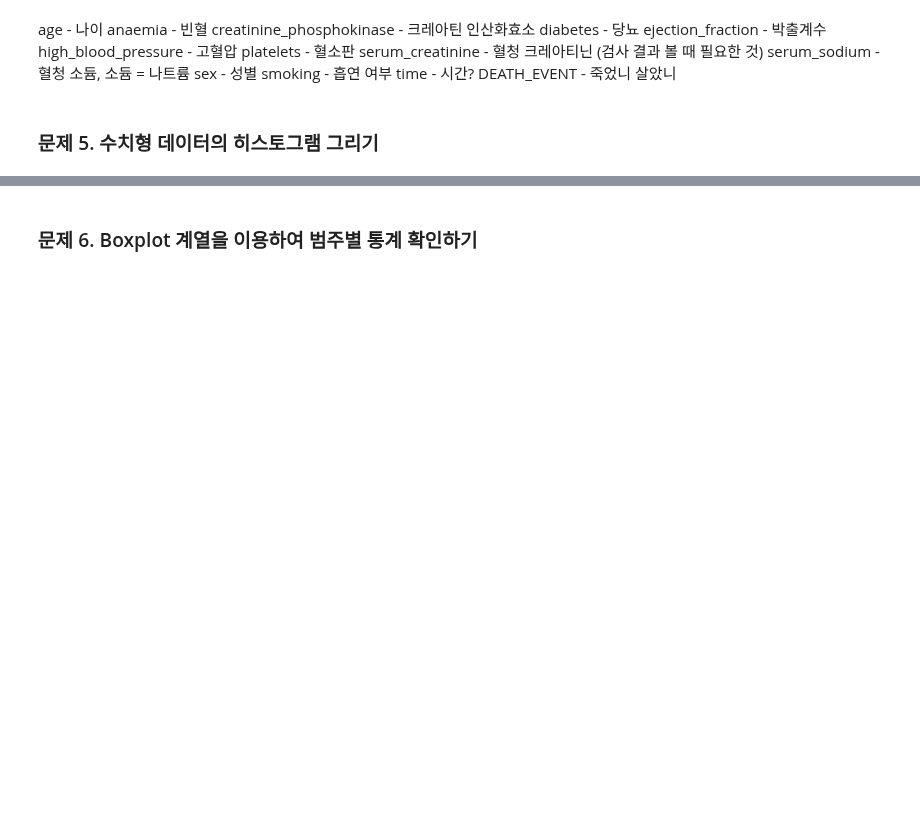
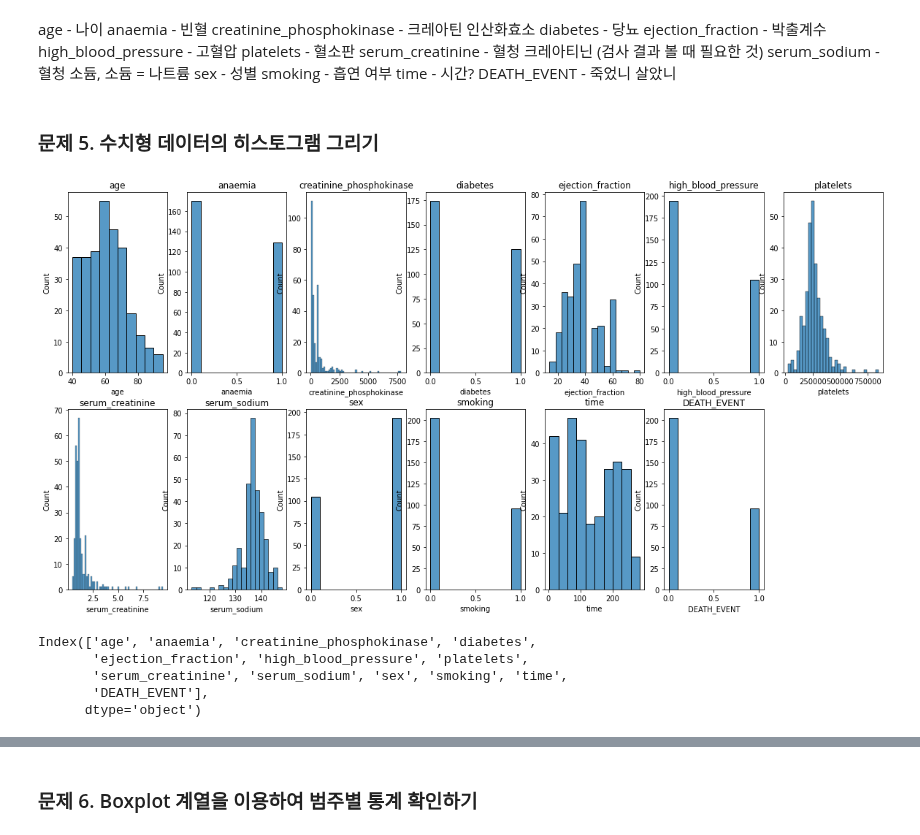
Before and after one commit to lhshs/2022_YDS2, a Jupyter notebook: ML_Classification/Chapter_01_데이터_분석으로_심부전증을_예방할_수_있을까(문제).ipynb, the cells around one changed output, grey strips where cells are left out. Drawn from its saved outputs; the diff is of its cells as text; code cells hidden in the pictures; blank space fills up the shorter version.

Commit message:
DEATH_EVENT

```diff
--- a/ML_Classification/Chapter_01_데이터_분석으로_심부전증을_예방할_수_있을까(문제).ipynb
+++ b/ML_Classification/Chapter_01_데이터_분석으로_심부전증을_예방할_수_있을까(문제).ipynb
@@ -125,0 +170,31 @@ sns.histplot(data=df, x = 'anaemia')
+# %%
+# seaborn의 histplot, jointplot, pairplot을 이용해 히스토그램 그리기
+
+# train 데이터프레임의 칼럼들 불러와서 항목 이름 리스트로 저장
+cols = list(df.columns)
+
+# 모든 항목의 점수 분포 보기
+plt.figure(figsize = (20,10))
+
+for idx,col in enumerate(cols):
+    col_data = df[col]
+    if idx <= 6:
+        plt.subplot(2, 7, idx+1)
+        sns.histplot(col_data)
+        plt.title(col)
+    else:
+        plt.subplot(2, 7, idx+1)
+        sns.histplot(col_data)
+        plt.title(col)
+
+# sns.histplot(data=df, x = 'anaemia')
+# %% [output]
+[figure, added]
+# %%
+df.columns
+# %% [output]
+Index(['age', 'anaemia', 'creatinine_phosphokinase', 'diabetes',
+       'ejection_fraction', 'high_blood_pressure', 'platelets',
+       'serum_creatinine', 'serum_sodium', 'sex', 'smoking', 'time',
+       'DEATH_EVENT'],
+      dtype='object')
```
Also changed, not shown: parts of 33 cells of this notebook.
